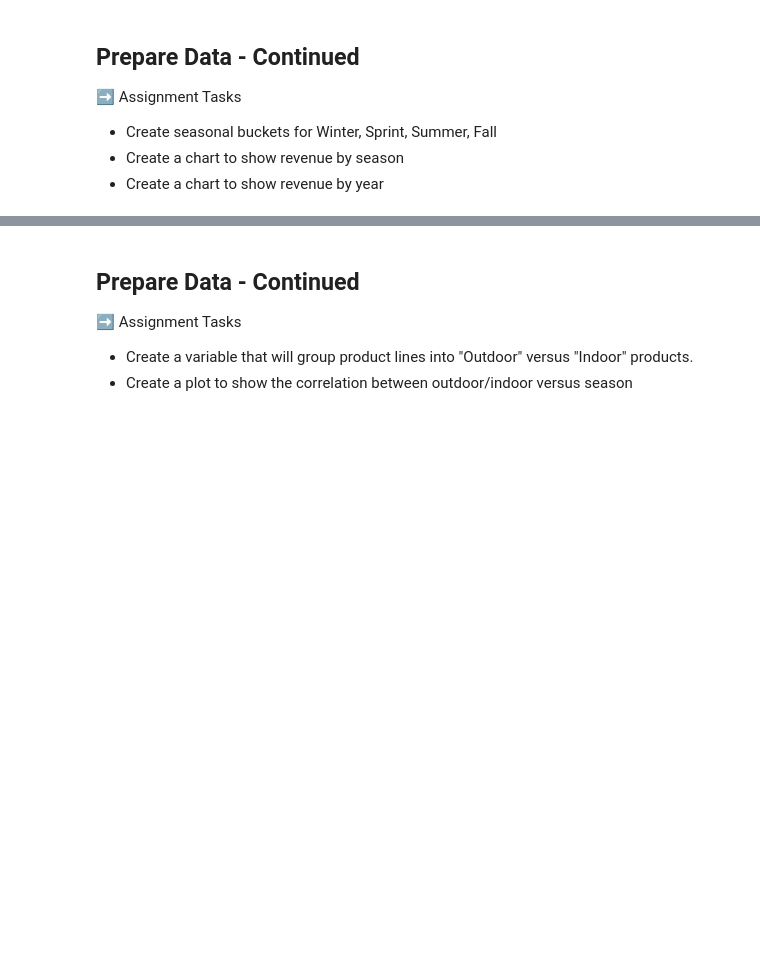
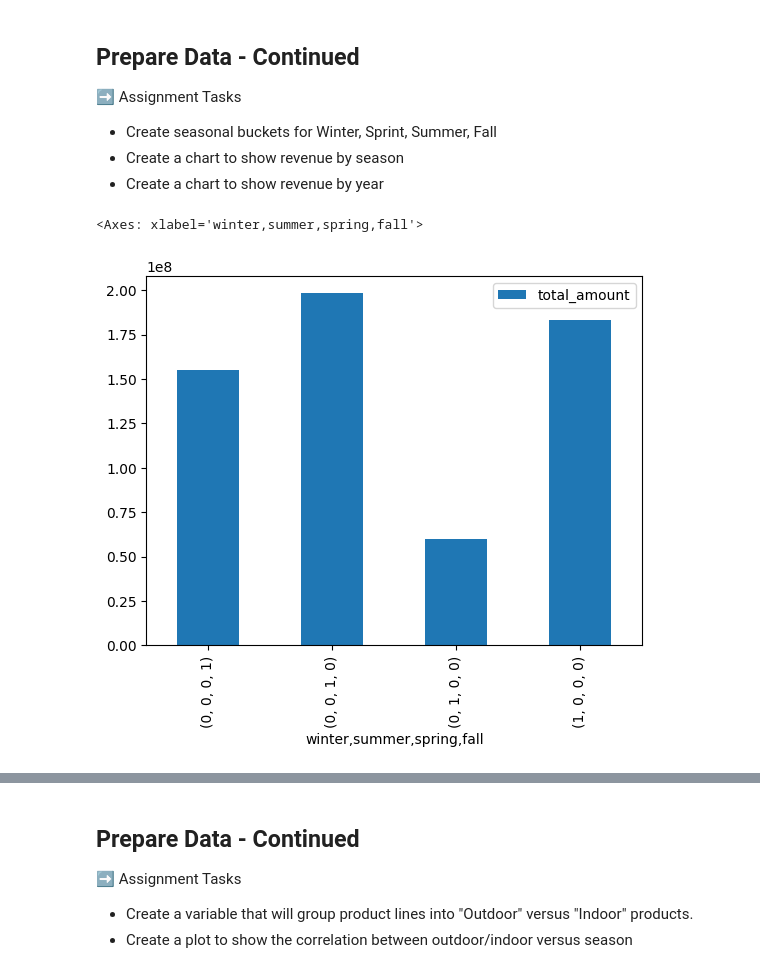
Before and after one commit to BBloxham1/is4487, a Jupyter notebook: Labs/Scripts/lab7_retailer_eda2.ipynb, the cells around one changed output, grey strips where cells are left out. Drawn from its saved outputs; the diff is of its cells as text; code cells hidden in the pictures; blank space fills up the shorter version.

```diff
--- a/Labs/Scripts/lab7_retailer_eda2.ipynb
+++ b/Labs/Scripts/lab7_retailer_eda2.ipynb
@@ -86,10 +86,13 @@ df_clean['total_amount'] = df_clean['product_price'] * df_clean['quantity']
 #outlier check and cleanup
 # check for invalid dates in data
 df_clean[(df_clean['order_date'] > '2024-06-30')]
+df_clean[(df_clean['order_date'] < '2010-01-01')]
 df_clean[(df_clean['order_year_month'] > '2024-06')]
+df_clean[(df_clean['order_year_month'] < '2010-01-01')]
 
 # remove invalid dates
 df_clean = df_clean[(df_clean['order_date'] < '2024-06-30') & (df_clean['order_year_month'] < '2024-06')]
+df_clean = df_clean[(df_clean['order_date'] > '2010-01-01') & (df_clean['order_year_month'] > '2010-01-01')]
 # %%
 #impute values
 df_clean['order_date'] = df_clean['order_date'].ffill()
@@ -123,0 +123,18 @@ df_clean['complete_customer_info'].value_counts().plot.bar()
+# %%
+#seasonality
+df_clean['month'] = pd.DatetimeIndex(df_clean['order_year_month']).month
+df_clean['winter'] = 0;
+df_clean['summer'] = 0;
+df_clean['spring'] = 0;
+df_clean['fall'] = 0;
+df_clean.loc[(df_clean['month'] == 1) | (df_clean['month'] == 2) | (df_clean['month'] == 12), 'winter'] = 1
+df_clean.loc[(df_clean['month'] == 3) | (df_clean['month'] == 4) | (df_clean['month'] == 5), 'spring'] = 1
+df_clean.loc[(df_clean['month'] == 6) | (df_clean['month'] == 7) | (df_clean['month'] == 8), 'summer'] = 1
+df_clean.loc[(df_clean['month'] == 9) | (df_clean['month'] == 10) | (df_clean['month'] == 11), 'fall'] = 1
+
+revenue_by_season = df_clean[['total_amount']]
+revenue_by_season = df_clean[['total_amount', 'winter', 'summer', 'spring', 'fall']].groupby(['winter', 'summer', 'spring', 'fall']).sum()
+revenue_by_season.plot.bar()
+# %% [output]
+<Axes: xlabel='winter,summer,spring,fall'>
+[figure, added]
```
Also changed, not shown: parts of 3 cells of this notebook.
